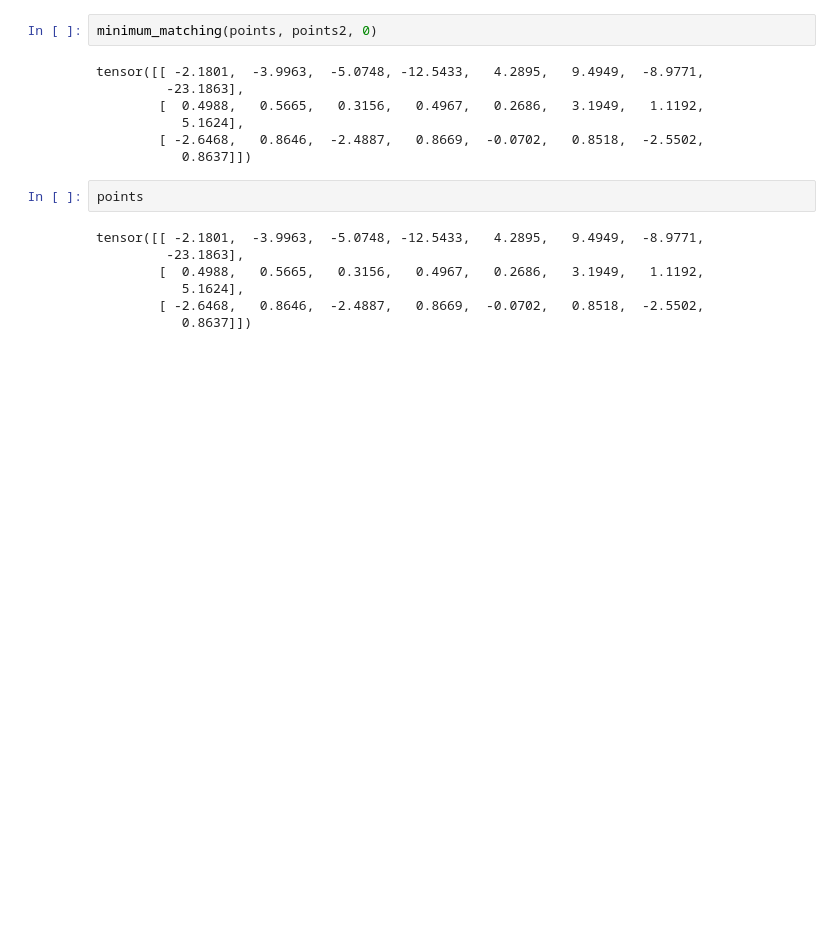
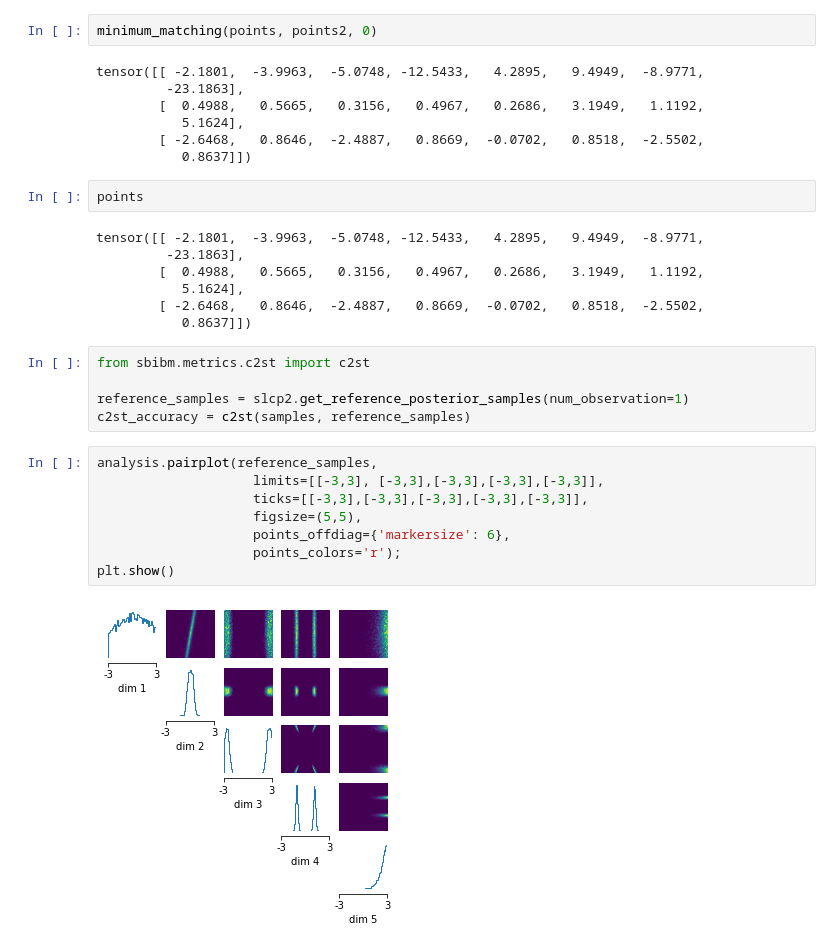
Before and after one commit to SRagy/sbi, a Jupyter notebook: Sammy_examples/Auto_Points.ipynb, the cells around one changed output. Cells and saved outputs as stored; diff of their text form; blank space fills up the shorter version.

```diff
--- a/Sammy_examples/Auto_Points.ipynb
+++ b/Sammy_examples/Auto_Points.ipynb
@@ -793,3 +791,18 @@ tensor([[ -2.1801,  -3.9963,  -5.0748, -12.5433,   4.2895,   9.4949,  -8.9771,
            5.1624],
         [ -2.6468,   0.8646,  -2.4887,   0.8669,  -0.0702,   0.8518,  -2.5502,
            0.8637]])
+# %%
+from sbibm.metrics.c2st import c2st
+
+reference_samples = slcp2.get_reference_posterior_samples(num_observation=1)
+c2st_accuracy = c2st(samples, reference_samples)
+# %%
+analysis.pairplot(reference_samples,
+                    limits=[[-3,3], [-3,3],[-3,3],[-3,3],[-3,3]],
+                    ticks=[[-3,3],[-3,3],[-3,3],[-3,3],[-3,3]],
+                    figsize=(5,5),
+                    points_offdiag={'markersize': 6},
+                    points_colors='r');
+plt.show()
+# %% [output]
+[figure, added]
```
Also changed, not shown: parts of 5 cells of this notebook, 1 other file.
